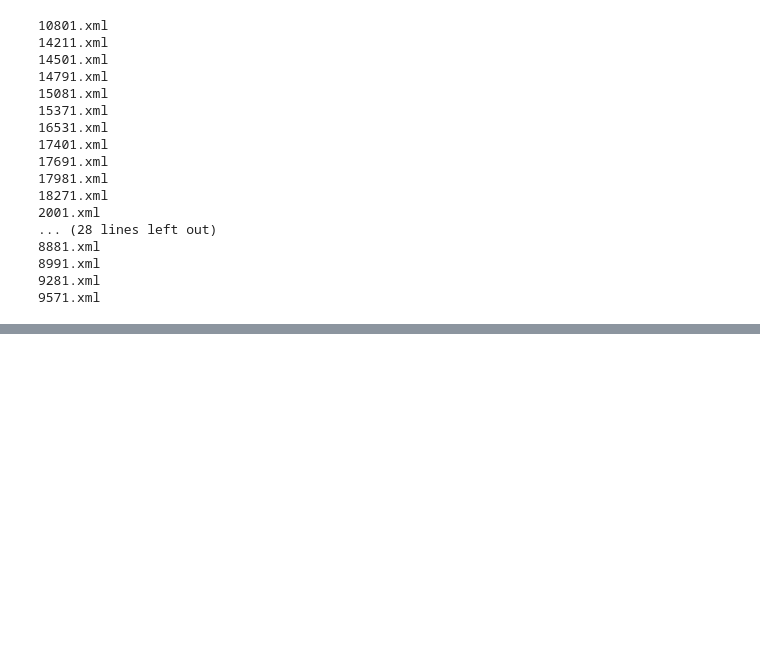
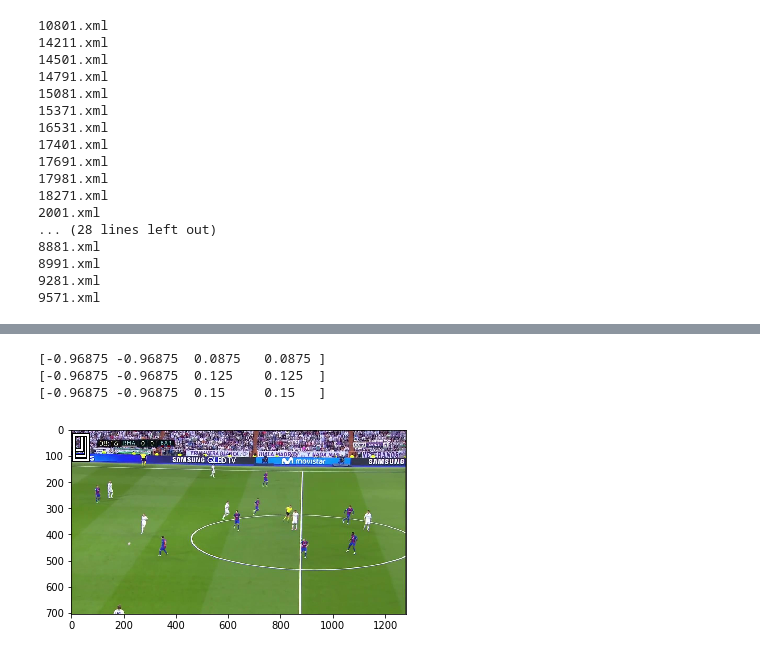
Before and after one commit to celsomilne/soccer, a Jupyter notebook: notebooks/objectDetect.ipynb, the cells around one changed output, grey strips where cells are left out. Drawn from its saved outputs; the diff is of its cells as text; code cells hidden in the pictures; blank space fills up the shorter version.

```diff
--- a/notebooks/objectDetect.ipynb
+++ b/notebooks/objectDetect.ipynb
@@ -421,0 +491,4 @@ File Name: 9571.xml and image_id 44
+# %%
+
+anchors = create_anchors(sizes=[(32,32)], ratios=[1], scales=[0.35, 0.5, 0.6])
+anchors
@@ -421,0 +503,23 @@ File Name: 9571.xml and image_id 44
+# %%
+for i, bbox in enumerate(anchors[:3]):
+    bb = bbox.numpy()
+    print(bb)
+# %% [output]
+[-0.96875 -0.96875  0.0875   0.0875 ]
+[-0.96875 -0.96875  0.125    0.125  ]
+[-0.96875 -0.96875  0.15     0.15   ]
+# %%
+fig,ax = plt.subplots(figsize=(6,6))
+ax.imshow(image2np(data.valid_ds[0][0].data))
+
+for i, bbox in enumerate(anchors[:3]):
+    bb = bbox.numpy()
+    x = (bb[0] + 1) * size[0] / 2
+    y = (bb[1] + 1) * size[1] / 2
+    w = bb[2] * size[0] / 2
+    h = bb[3] * size[1] / 2
+
+    rect = [x,y,w,h]
+    draw_rect(ax,rect)
+# %% [output]
+[figure, added]
```
Also changed, not shown: parts of 32 cells of this notebook, 6 other files.
